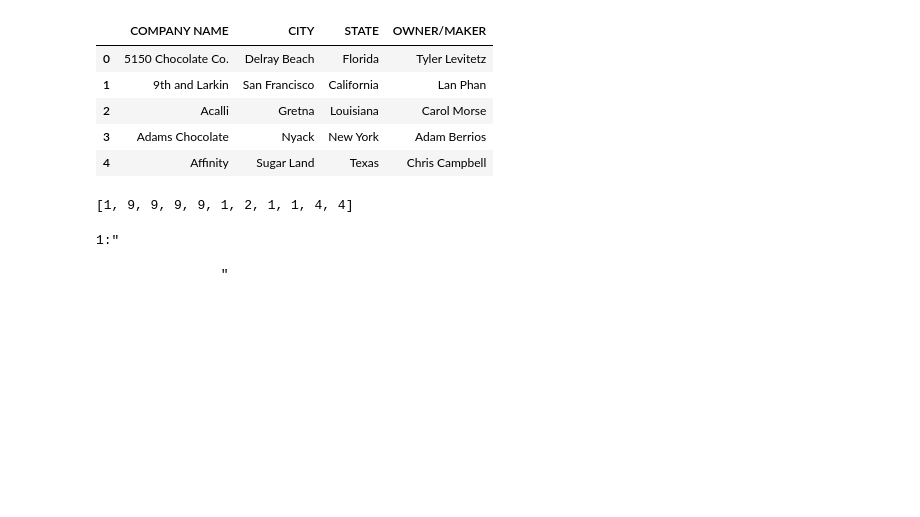
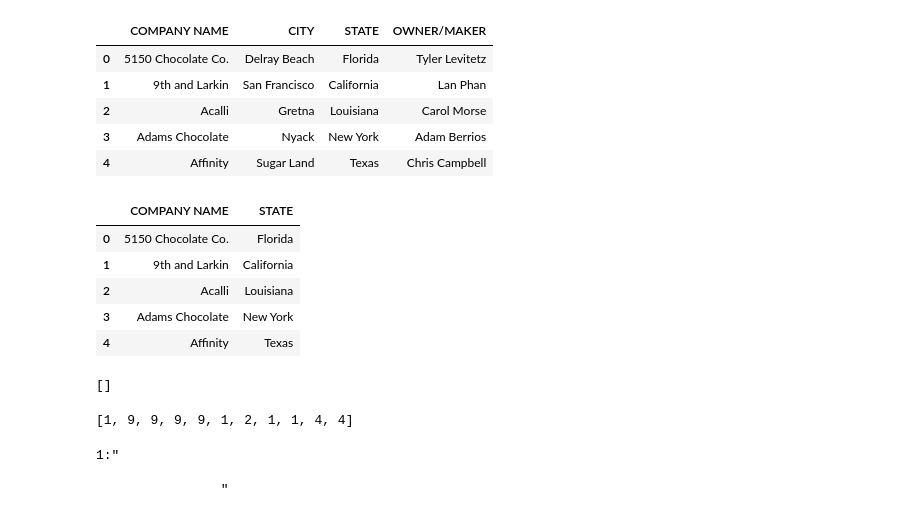
Before and after one commit to tapatio-123/ETL_Project, a Jupyter notebook: csv_to_df.ipynb, the cells around one changed output. Saved outputs shown, nothing was run; the diff lists cells and outputs as text; code cells hidden in the pictures; blank space fills up the shorter version.

```diff
--- a/csv_to_df.ipynb
+++ b/csv_to_df.ipynb
@@ -33,6 +66,23 @@ us_chocolate.head()
 | 2 | Acalli | Gretna | Louisiana | Carol Morse |
 | 3 | Adams Chocolate | Nyack | New York | Adam Berrios |
 | 4 | Affinity | Sugar Land | Texas | Chris Campbell |
+# %%
+us_choc = us_chocolate.drop(['CITY','OWNER/MAKER'], axis = 1)
+us_choc.head()
+# %% [output]
+|  | COMPANY NAME | STATE |
+| 0 | 5150 Chocolate Co. | Florida |
+| 1 | 9th and Larkin | California |
+| 2 | Acalli | Louisiana |
+| 3 | Adams Chocolate | New York |
+| 4 | Affinity | Texas |
+# %%
+username = 'postgres'
+password = pw
+engine = create_engine(f'postgresql://{username}:{password}@localhost:5432/chocolate_db')
+connection = engine.connect()
+# %% [output]
+[]
 # %%
 url = "http://flavorsofcacao.com/usa_craft_makers.html"
 page = requests.get(url)
```
Also changed, not shown: parts of 7 cells of this notebook, 1 other file.
